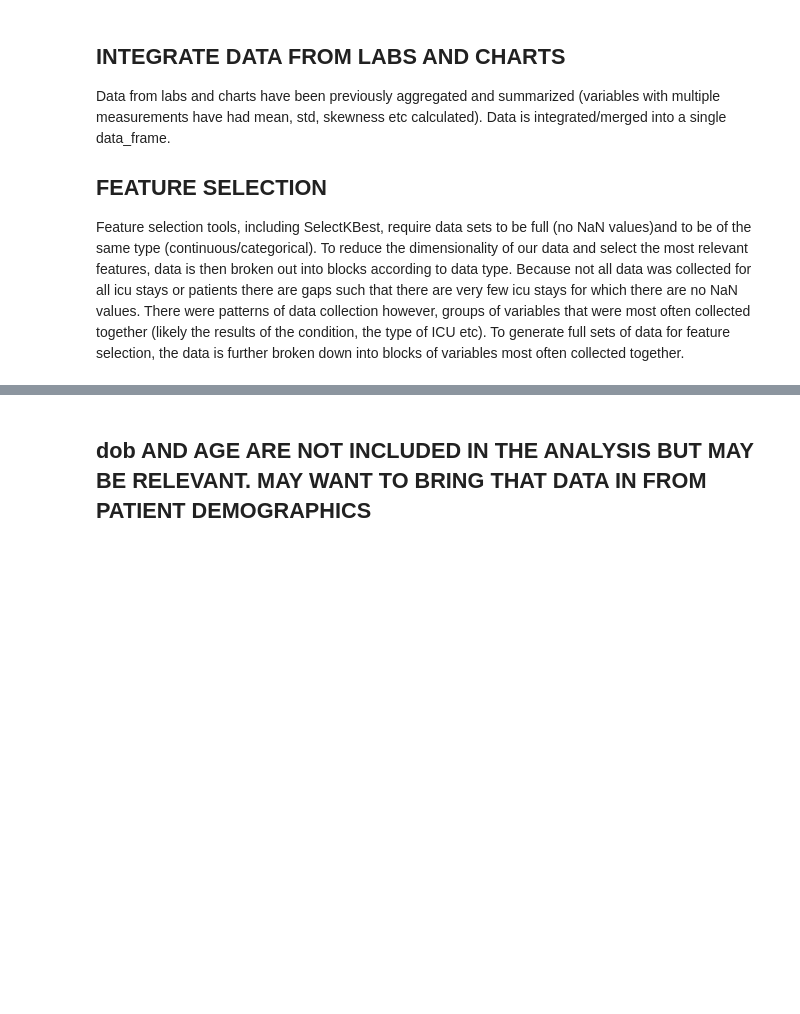
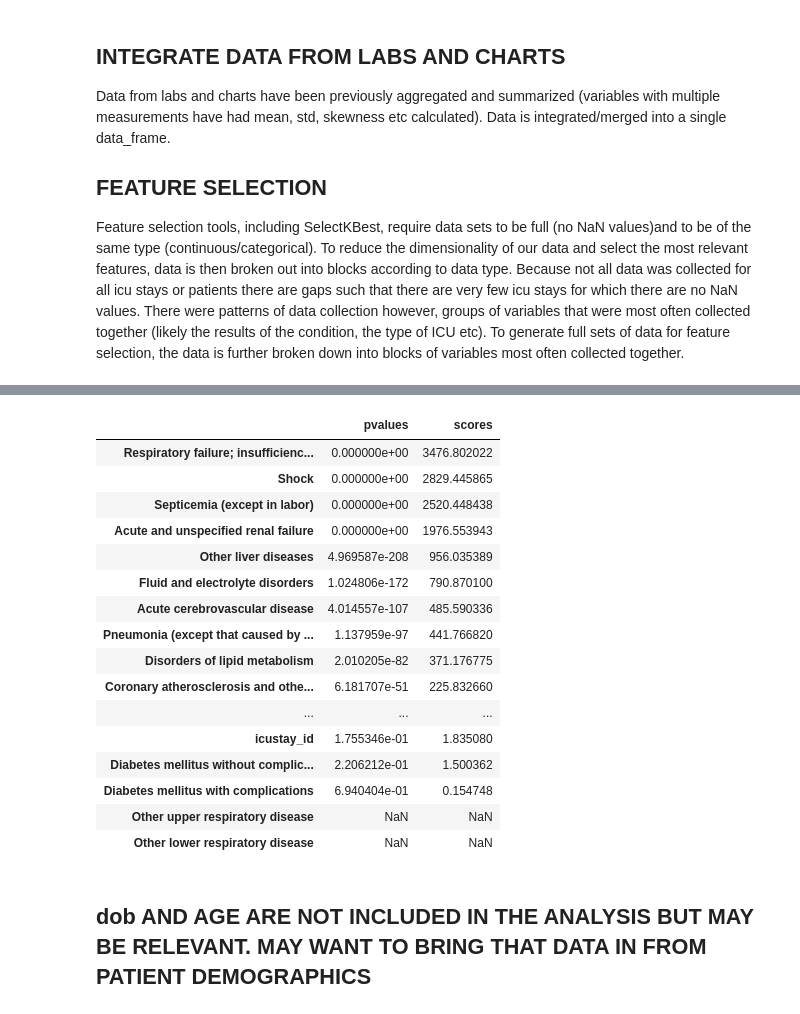
Before and after one commit to RJBeetel3/mimic3_analysis, a Jupyter notebook: ICU_MORTALITY_FIRST24.ipynb, the cells around one changed output, grey strips where cells are left out. Saved outputs shown, nothing was run; the diff lists cells and outputs as text; code cells hidden in the pictures; blank space fills up the shorter version.

```diff
--- a/ICU_MORTALITY_FIRST24.ipynb
+++ b/ICU_MORTALITY_FIRST24.ipynb
@@ -50,2 +73,32 @@ chart_data.head()
+# %%
+y = ptnt_demog_data[ptnt_demog_data.columns[11]]
+X = ptnt_demog_data[ptnt_demog_data.columns[12:]]
+
+d = {}
+selector = SelectKBest(k='all')
+selector.fit(X, y)
+d = {'pvalues': pd.Series(selector.pvalues_, index = X.columns),
+     'scores' : pd.Series(selector.scores_, index = X.columns)
+    }
+feature_scores = pd.DataFrame(d)
+display(feature_scores.sort('scores', ascending = False))
+# %% [output]
+|  | pvalues | scores |
+| Respiratory failure; insufficienc... | 0.000000e+00 | 3476.802022 |
+| Shock | 0.000000e+00 | 2829.445865 |
+| Septicemia (except in labor) | 0.000000e+00 | 2520.448438 |
+| Acute and unspecified renal failure | 0.000000e+00 | 1976.553943 |
+| Other liver diseases | 4.969587e-208 | 956.035389 |
+| Fluid and electrolyte disorders | 1.024806e-172 | 790.870100 |
+| Acute cerebrovascular disease | 4.014557e-107 | 485.590336 |
+| Pneumonia (except that caused by ... | 1.137959e-97 | 441.766820 |
+| Disorders of lipid metabolism | 2.010205e-82 | 371.176775 |
+| Coronary atherosclerosis and othe... | 6.181707e-51 | 225.832660 |
+| ... | ... | ... |
+| icustay_id | 1.755346e-01 | 1.835080 |
+| Diabetes mellitus without complic... | 2.206212e-01 | 1.500362 |
+| Diabetes mellitus with complications | 6.940404e-01 | 0.154748 |
+| Other upper respiratory disease | NaN | NaN |
+| Other lower respiratory disease | NaN | NaN |
 # %% [markdown]
 ## dob AND AGE ARE NOT INCLUDED IN THE ANALYSIS BUT MAY BE RELEVANT. MAY WANT TO BRING THAT DATA IN FROM PATIENT DEMOGRAPHICS
```
Also changed, not shown: parts of 2 cells of this notebook.
